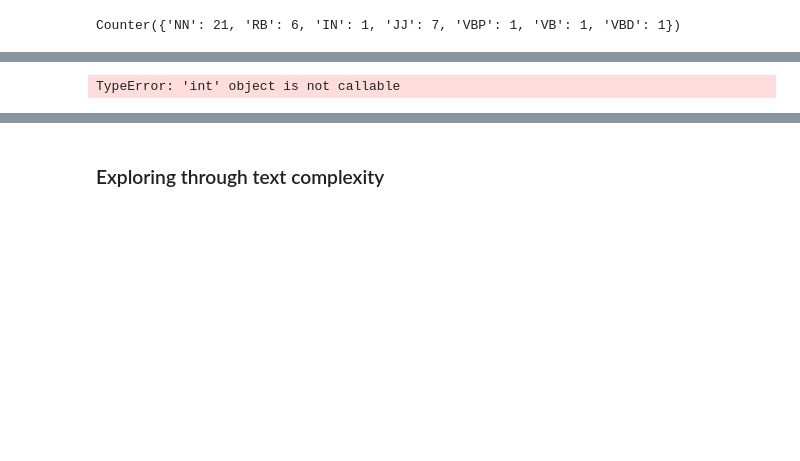
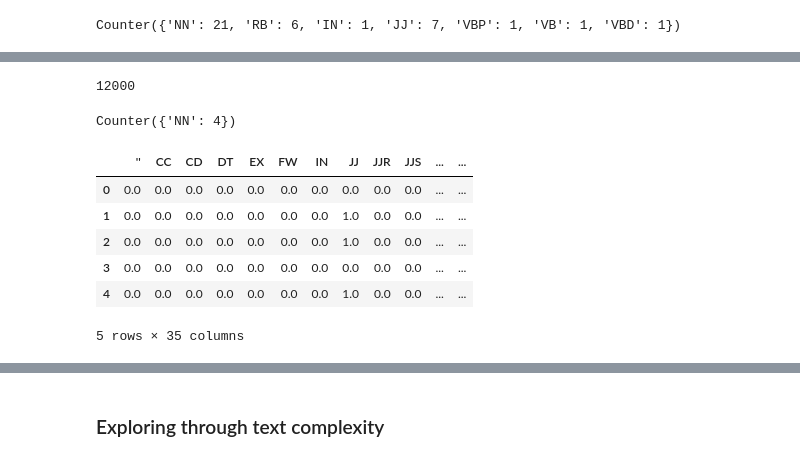
Before and after one commit to Atashnezhad/NLP_Proj2, a Jupyter notebook: Codes/P03_Exploratory data analysis.ipynb, the cells around one changed output, grey strips where cells are left out. Saved outputs shown, nothing was run; the diff lists cells and outputs as text; code cells hidden in the pictures; blank space fills up the shorter version.

```diff
--- a/Codes/P03_Exploratory data analysis.ipynb
+++ b/Codes/P03_Exploratory data analysis.ipynb
@@ -1052,4 +1055,4 @@ def pos_counts(text):
-# %%
-df_reddit['pos_counts'] = df_reddit['tagged_sent'].apply(pos_counts)
-# %% [output]
-TypeError: 'int' object is not callable
+# %%
+len(df_reddit['tagged_sent'])
+# %% [output]
+12000
@@ -1055,0 +1067,18 @@ TypeError: 'int' object is not callable
+# %%
+pos_counts[0]
+# %% [output]
+Counter({'NN': 4})
+# %%
+pos_counts = pd.DataFrame(pos_counts).fillna(0)
+
+pos_counts.head()
+# pos_counts.columns
+# df_reddit.insert(0,'pos_counts', pos_counts)
+# %% [output]
+|  | '' | CC | CD | DT | EX | FW | IN | JJ | JJR | JJS | ... | ... |
+| 0 | 0.0 | 0.0 | 0.0 | 0.0 | 0.0 | 0.0 | 0.0 | 0.0 | 0.0 | 0.0 | ... | ... |
+| 1 | 0.0 | 0.0 | 0.0 | 0.0 | 0.0 | 0.0 | 0.0 | 1.0 | 0.0 | 0.0 | ... | ... |
+| 2 | 0.0 | 0.0 | 0.0 | 0.0 | 0.0 | 0.0 | 0.0 | 1.0 | 0.0 | 0.0 | ... | ... |
+| 3 | 0.0 | 0.0 | 0.0 | 0.0 | 0.0 | 0.0 | 0.0 | 0.0 | 0.0 | 0.0 | ... | ... |
+| 4 | 0.0 | 0.0 | 0.0 | 0.0 | 0.0 | 0.0 | 0.0 | 1.0 | 0.0 | 0.0 | ... | ... |
+5 rows × 35 columns
```
Also changed, not shown: parts of 10 cells of this notebook.
